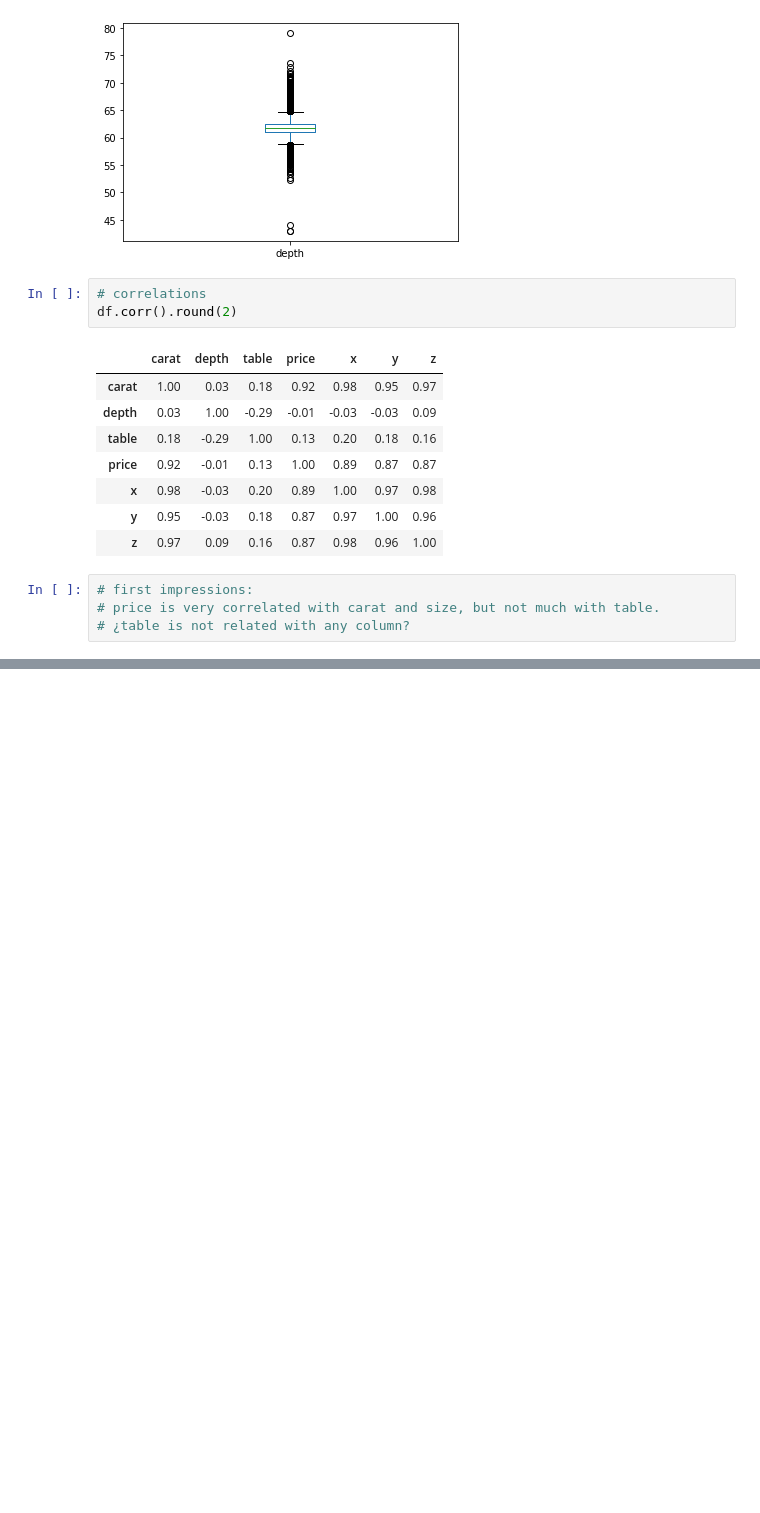
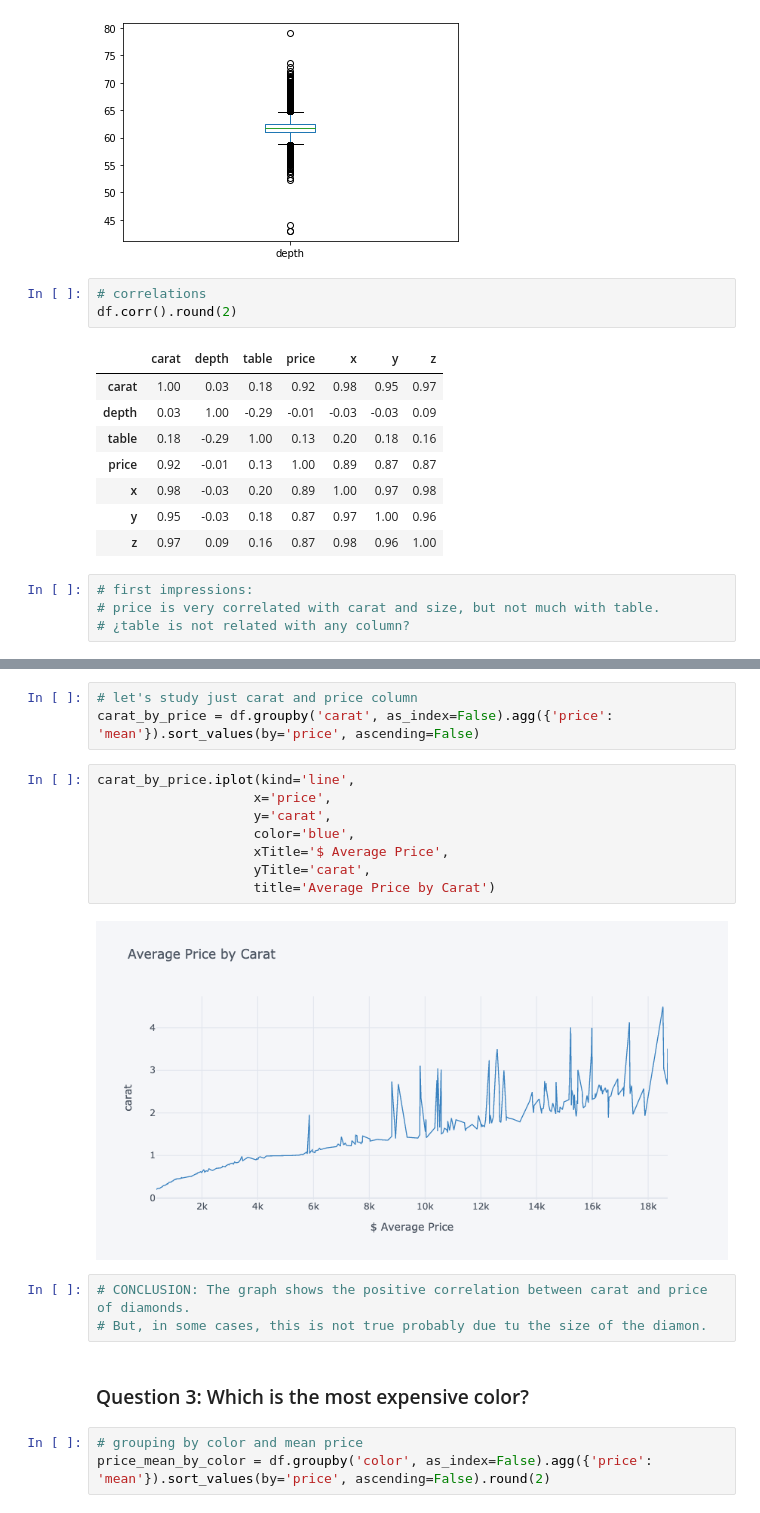
Before and after one commit to ssarahreyes/ih_datamadpt1120_project_m2, a Jupyter notebook: notebooks/Challenge1-DataVisualization.ipynb, the cells around one changed output, grey strips where cells are left out. Cells and saved outputs as stored; diff of their text form; blank space fills up the shorter version.

```diff
--- a/notebooks/Challenge1-DataVisualization.ipynb
+++ b/notebooks/Challenge1-DataVisualization.ipynb
@@ -139,0 +167,21 @@ TypeError: no numeric data to plot
+# %%
+# let's study just carat and price column
+carat_by_price = df.groupby('carat', as_index=False).agg({'price': 'mean'}).sort_values(by='price', ascending=False)
+# %%
+carat_by_price.iplot(kind='line',
+                    x='price',
+                    y='carat',
+                    color='blue',
+                    xTitle='$ Average Price',
+                    yTitle='carat',
+                    title='Average Price by Carat')
+# %% [output]
+[figure, added]
+# %%
+# CONCLUSION: The graph shows the positive correlation between carat and price of diamonds.
+# But, in some cases, this is not true probably due tu the size of the diamon.
+# %% [markdown]
+### Question 3: Which is the most expensive color?
+# %%
+# grouping by color and mean price
+price_mean_by_color = df.groupby('color', as_index=False).agg({'price': 'mean'}).sort_values(by='price', ascending=False).round(2)
```
Also changed, not shown: parts of 24 cells of this notebook, 1 other file.
